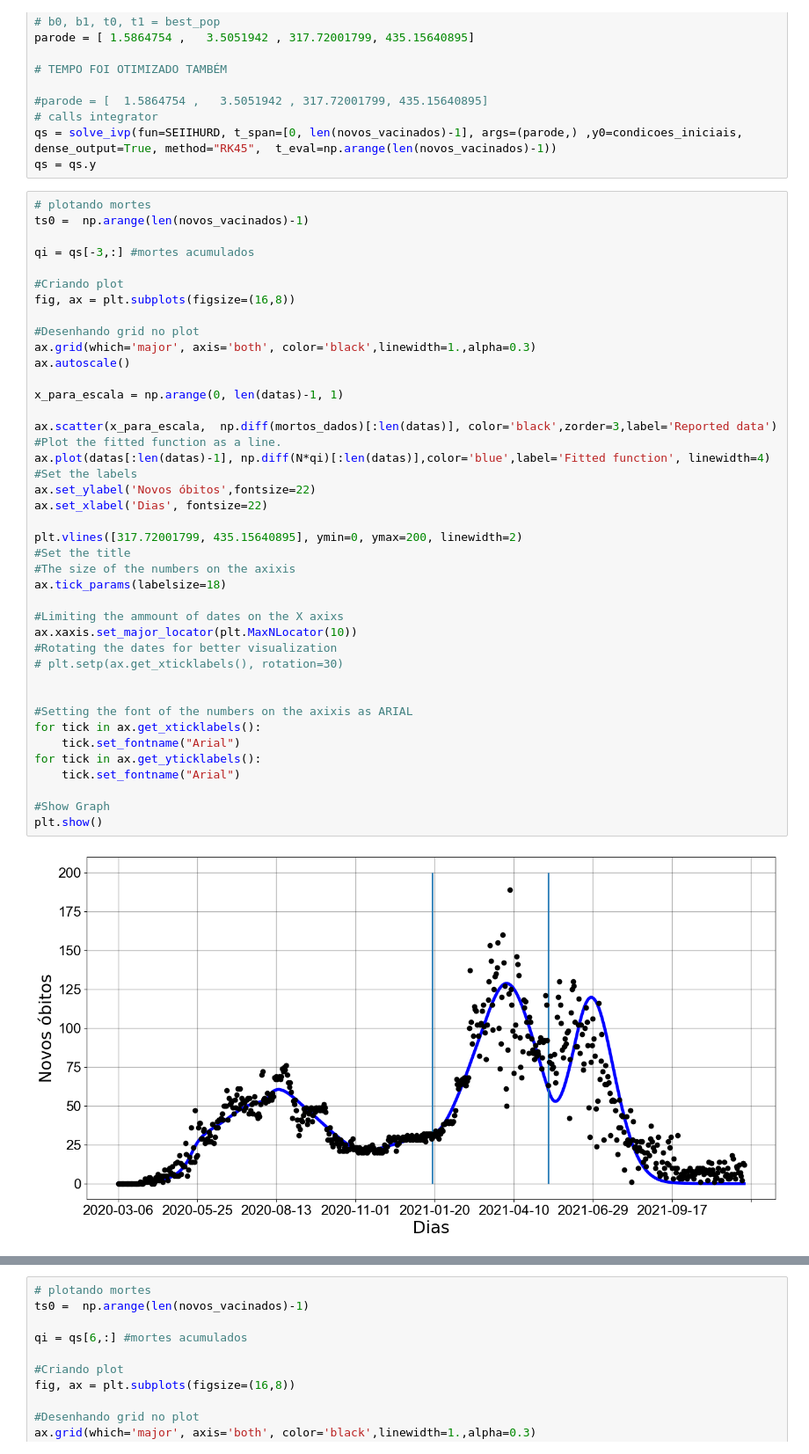
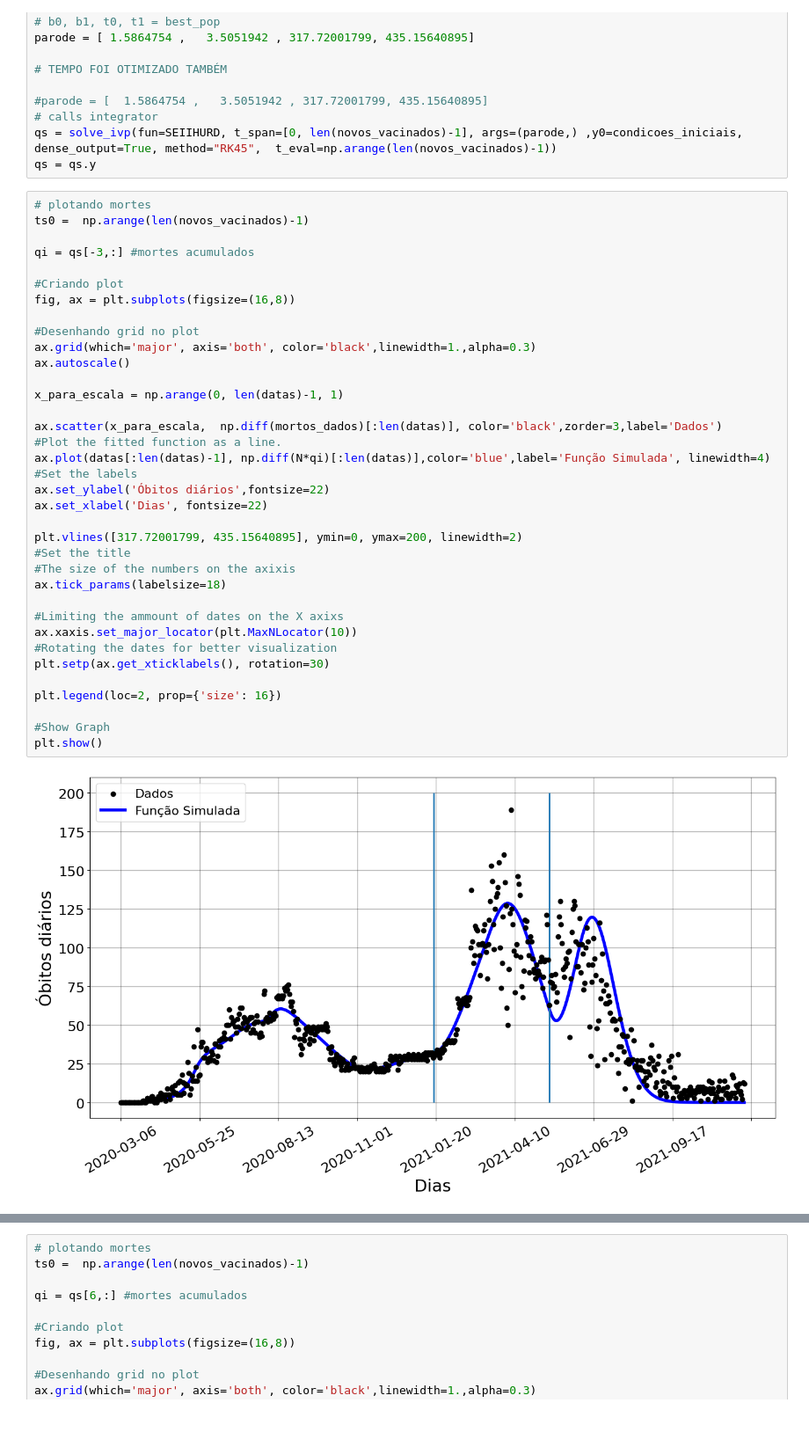
Before and after one commit to filipe7788/SEIHURD, a Jupyter notebook: fitting/fitao.ipynb, the cells around one changed output, grey strips where cells are left out. Shown at 88% size. Cells and saved outputs as stored; diff of their text form; blank space fills up the shorter version.

```diff
--- a/fitting/fitao.ipynb
+++ b/fitting/fitao.ipynb
@@ -302,44 +302,39 @@ qs = qs.y
 ts0 =  np.arange(len(novos_vacinados)-1)
 
 qi = qs[-3,:] #mortes acumulados
 
 #Criando plot
 fig, ax = plt.subplots(figsize=(16,8))
 
 #Desenhando grid no plot
 ax.grid(which='major', axis='both', color='black',linewidth=1.,alpha=0.3)
 ax.autoscale()
 
 x_para_escala = np.arange(0, len(datas)-1, 1)
 
-ax.scatter(x_para_escala,  np.diff(mortos_dados)[:len(datas)], color='black',zorder=3,label='Reported data')
+ax.scatter(x_para_escala,  np.diff(mortos_dados)[:len(datas)], color='black',zorder=3,label='Dados')
 #Plot the fitted function as a line.
-ax.plot(datas[:len(datas)-1], np.diff(N*qi)[:len(datas)],color='blue',label='Fitted function', linewidth=4)
+ax.plot(datas[:len(datas)-1], np.diff(N*qi)[:len(datas)],color='blue',label='Função Simulada', linewidth=4)
 #Set the labels
-ax.set_ylabel('Novos óbitos',fontsize=22)
+ax.set_ylabel('Óbitos diários',fontsize=22)
 ax.set_xlabel('Dias', fontsize=22)
 
 plt.vlines([317.72001799, 435.15640895], ymin=0, ymax=200, linewidth=2)
 #Set the title
 #The size of the numbers on the axixis
 ax.tick_params(labelsize=18)
 
 #Limiting the ammount of dates on the X axixs
 ax.xaxis.set_major_locator(plt.MaxNLocator(10))
 #Rotating the dates for better visualization
-# plt.setp(ax.get_xticklabels(), rotation=30)
+plt.setp(ax.get_xticklabels(), rotation=30)
 
-
-#Setting the font of the numbers on the axixis as ARIAL
-for tick in ax.get_xticklabels():
-    tick.set_fontname("Arial")
-for tick in ax.get_yticklabels():
-    tick.set_fontname("Arial")
+plt.legend(loc=2, prop={'size': 16})
 
 #Show Graph
 plt.show()
 # %% [output]
-[figure, old version]
+[figure, new version]
 # %%
 # plotando mortes
 ts0 =  np.arange(len(novos_vacinados)-1)
```
Also changed, not shown: parts of 1 cell of this notebook, 16 other files.
